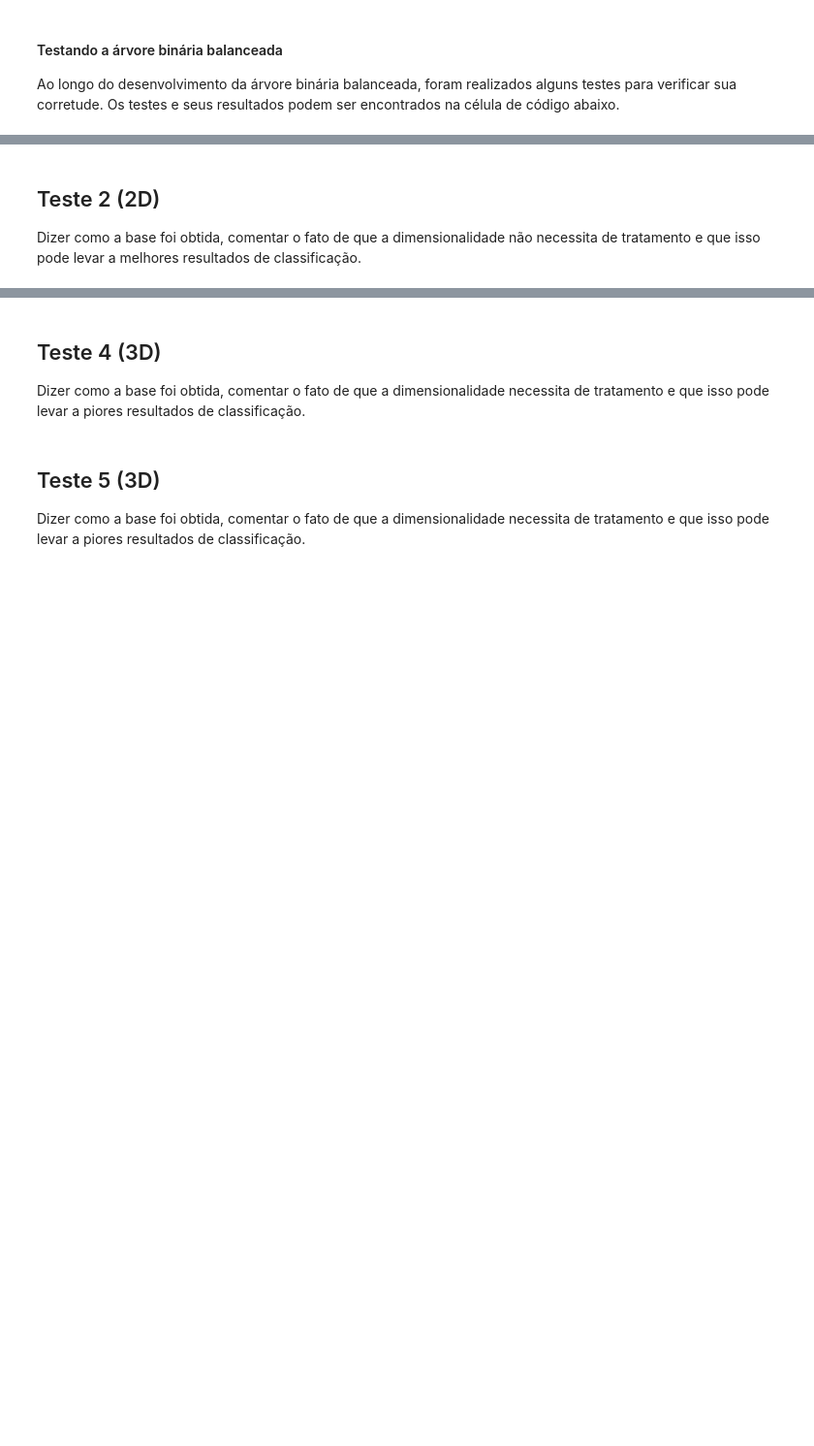
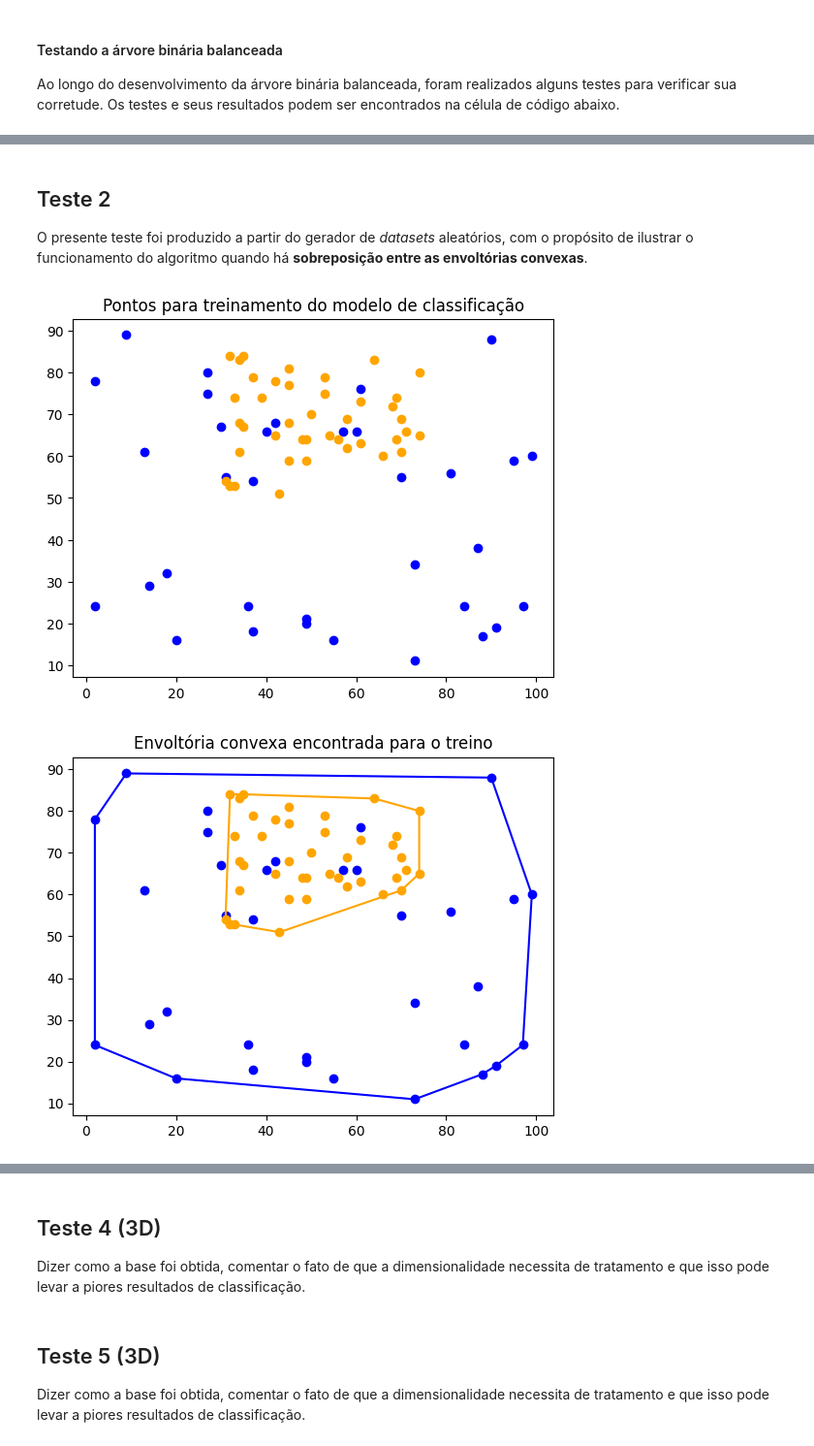
Before and after one commit to pedro-de-oliveira-guedes/Algorithms-II-UFMG, a Jupyter notebook: tp1-classificador-geometria-computacional/Código e Documentação.ipynb, the cells around one changed output, grey strips where cells are left out. Shown at 97% size. Cells and saved outputs as stored; diff of their text form; code cells hidden in the pictures; blank space fills up the shorter version.

```diff
--- a/tp1-classificador-geometria-computacional/Código e Documentação.ipynb
+++ b/tp1-classificador-geometria-computacional/Código e Documentação.ipynb
@@ -806,3 +1007,17 @@ Dizer como a base foi obtida, comentar o fato de que a dimensionalidade não nec
 # %% [markdown]
-## Teste 2 (2D)
-Dizer como a base foi obtida, comentar o fato de que a dimensionalidade não necessita de tratamento e que isso pode levar a melhores resultados de classificação.
+## Teste 2
+O presente teste foi produzido a partir do gerador de *datasets* aleatórios, com o propósito de ilustrar o funcionamento do algoritmo quando há **sobreposição entre as envoltórias convexas**.
+# %%
+def test2():
+    # Geração do dataset
+    point_list = generate_random_dataset((1, 100), (10, 90), (30, 75), (50, 85), 50, 50)
+
+    # Divisão dos pontos (70% treino - 30% teste)
+    train_set, test_set = sk_model_selection.train_test_split(point_list)
+
+    classifier(train_set, test_set)
+
+test2()
+# %% [output]
+[figure, added]
+[figure, added]
```
Also changed, not shown: parts of 52 cells of this notebook.
